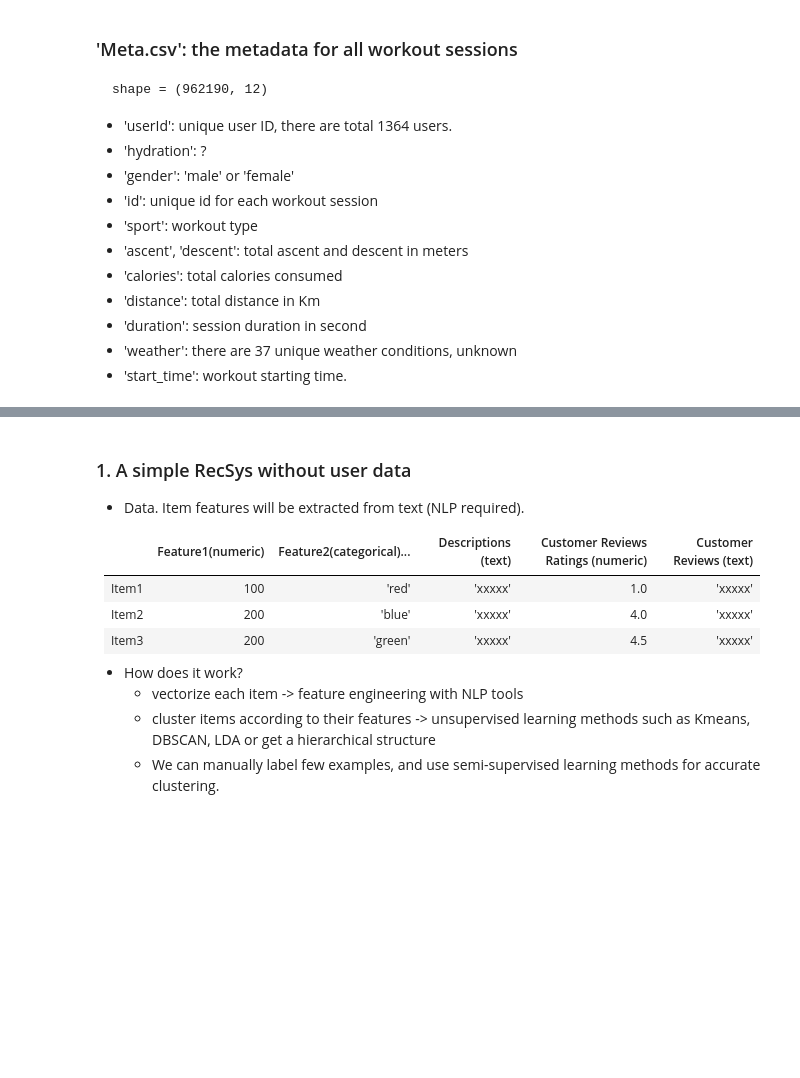
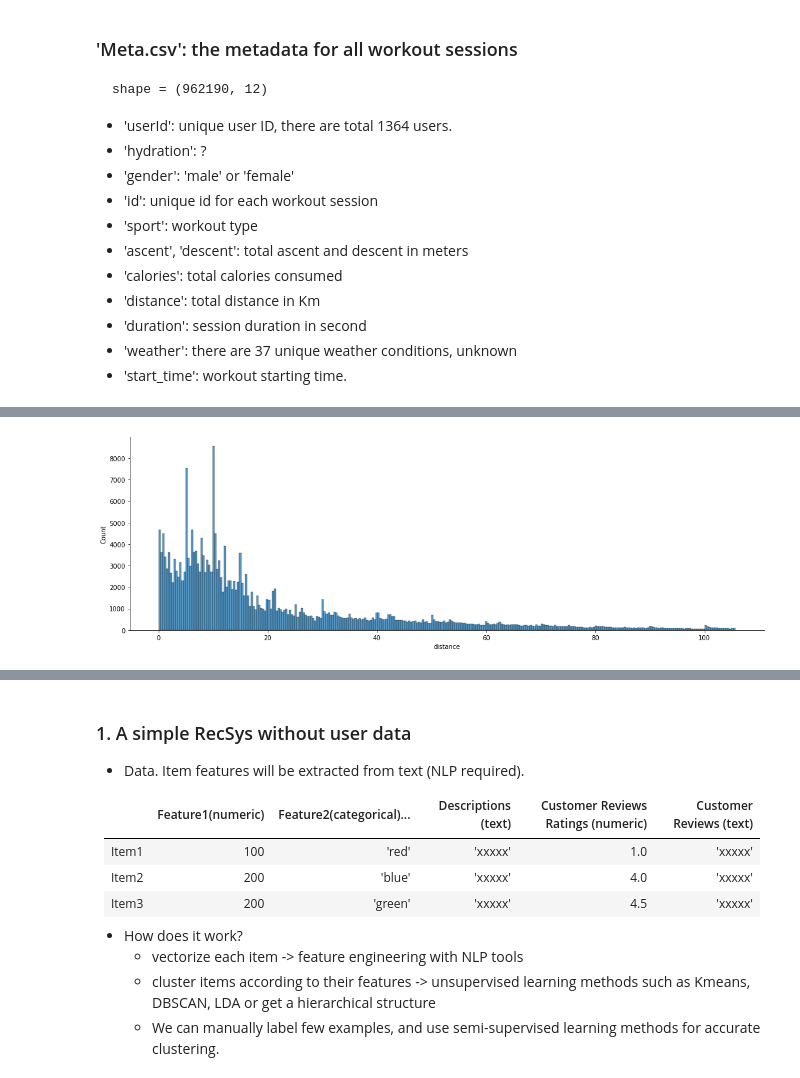
Before and after one commit to wangjing0/RS, a Jupyter notebook: NOTES.ipynb, the cells around one changed output, grey strips where cells are left out. Cells and saved outputs as stored; diff of their text form; code cells hidden in the pictures; blank space fills up the shorter version.

```diff
--- a/NOTES.ipynb
+++ b/NOTES.ipynb
@@ -74,0 +207,32 @@ df.head()
+# %%
+# distribution of number of sessions for each user
+import numpy as np
+def remove_outliers(df_list, whisker_lower=1.5, whisker_upper=3):
+    '''
+    reomve outliers
+    return a pd.Series
+    '''
+    Q1 = df_list.quantile(0.25)
+    Q3 = df_list.quantile(0.75)
+    IQR = Q3 - Q1
+    return df_list[(df_list >= (Q1 - whisker_lower * IQR)) & (df_list <= (Q3 + whisker_upper * IQR)) & (df_list >0) ]
+
+def remove_outliers_inplace(df, columns, whisker_lower=1.5, whisker_upper=3,log_transform = False):
+    '''
+    remove outliers of each column in place, replace with NaN's
+    columns = a list of strings, indicates column names
+    '''
+    for col in columns:
+        df_list = df[col]
+        Q1 = df_list.quantile(0.25)
+        Q3 = df_list.quantile(0.75)
+        IQR = Q3 - Q1
+        df[col][~((df_list >= (Q1 - whisker_lower * IQR)) & (df_list <= (Q3 + whisker_upper * IQR)) & (df_list >0))] = None
+        if log_transform:
+            df[col] = df[col].map(lambda x: np.log(x+1))
+    return
+
+df_distance = remove_outliers(df.distance)
+sns.displot(df_distance, kind = 'hist',bins=300, height=5, aspect=3);
+# %% [output]
+[figure, added]
```
Also changed, not shown: parts of 31 cells of this notebook.
